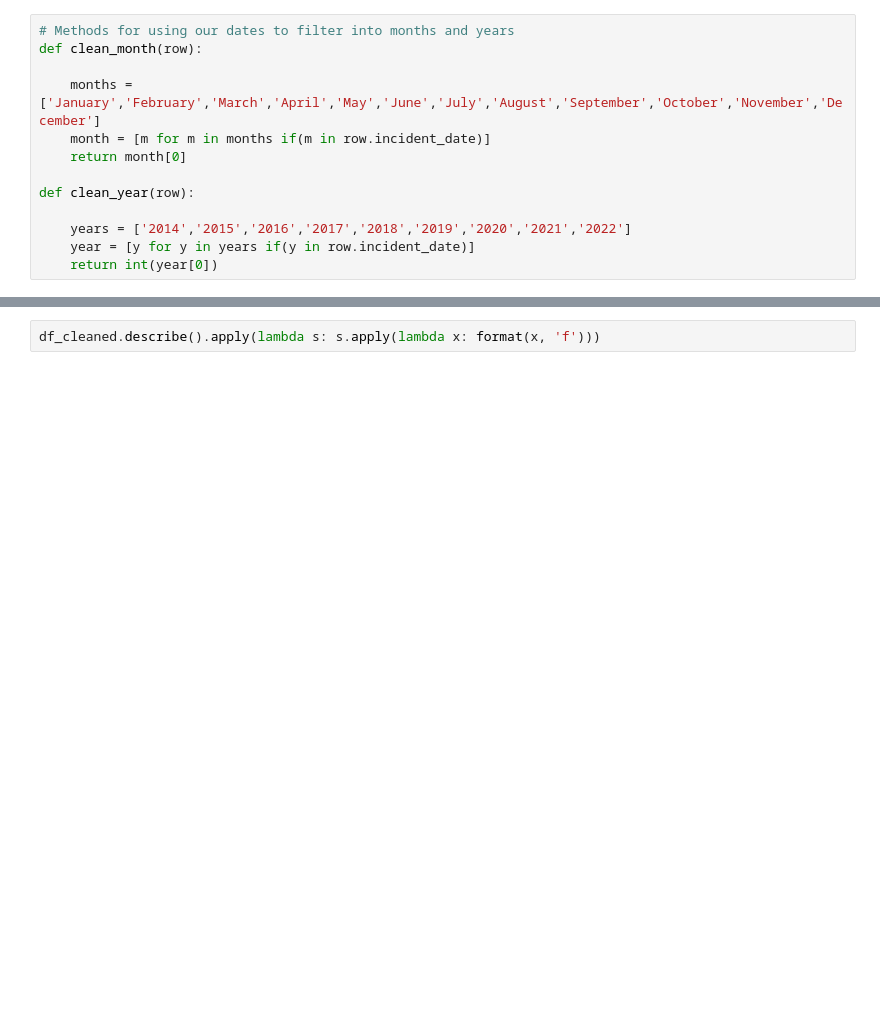
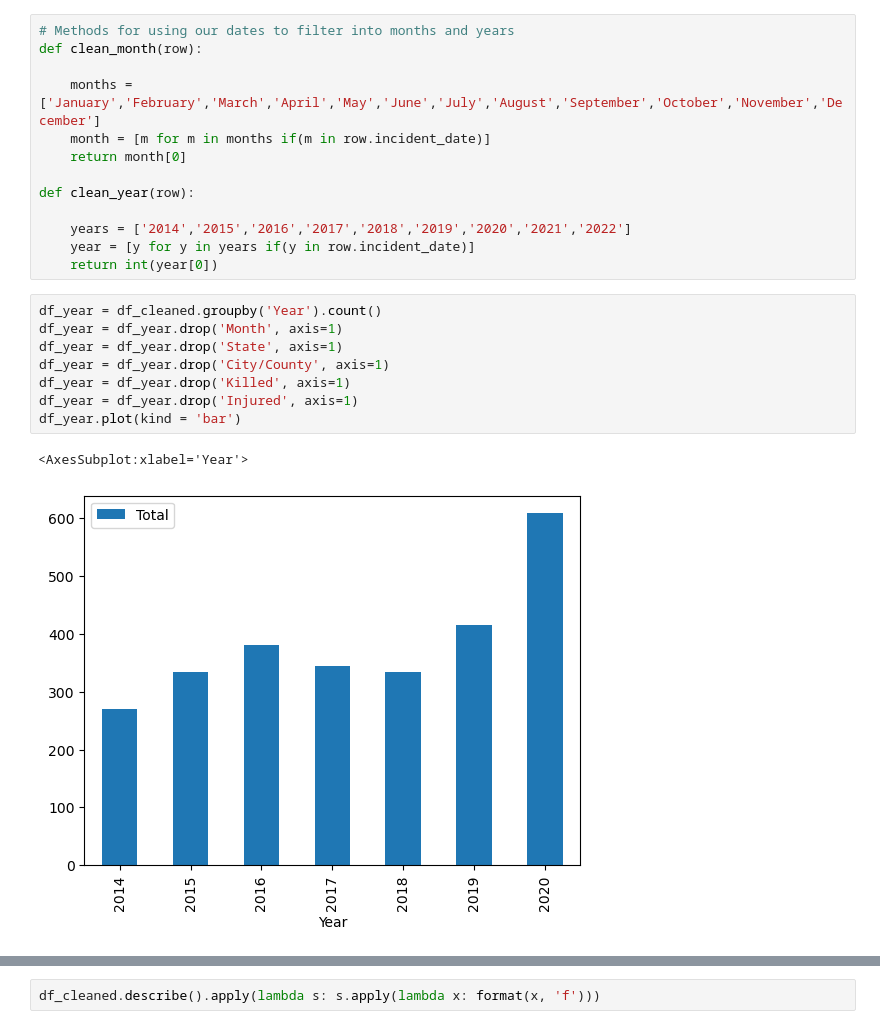
Before and after one commit to ubco-W2022T1-cosc301/project-group39, a Jupyter notebook: notebooks/analysis1.ipynb, the cells around one changed output, grey strips where cells are left out. Cells and saved outputs as stored; diff of their text form; blank space fills up the shorter version.

```diff
--- a/notebooks/analysis1.ipynb
+++ b/notebooks/analysis1.ipynb
@@ -61,3 +61,14 @@ def clean_year(row):
     years = ['2014','2015','2016','2017','2018','2019','2020','2021','2022']
     year = [y for y in years if(y in row.incident_date)]
     return int(year[0])
+# %%
+df_year = df_cleaned.groupby('Year').count()
+df_year = df_year.drop('Month', axis=1)
+df_year = df_year.drop('State', axis=1)
+df_year = df_year.drop('City/County', axis=1)
+df_year = df_year.drop('Killed', axis=1)
+df_year = df_year.drop('Injured', axis=1)
+df_year.plot(kind = 'bar')
+# %% [output]
+<AxesSubplot:xlabel='Year'>
+[figure, added]
```
Also changed, not shown: parts of 2 cells of this notebook, 1 other file.
